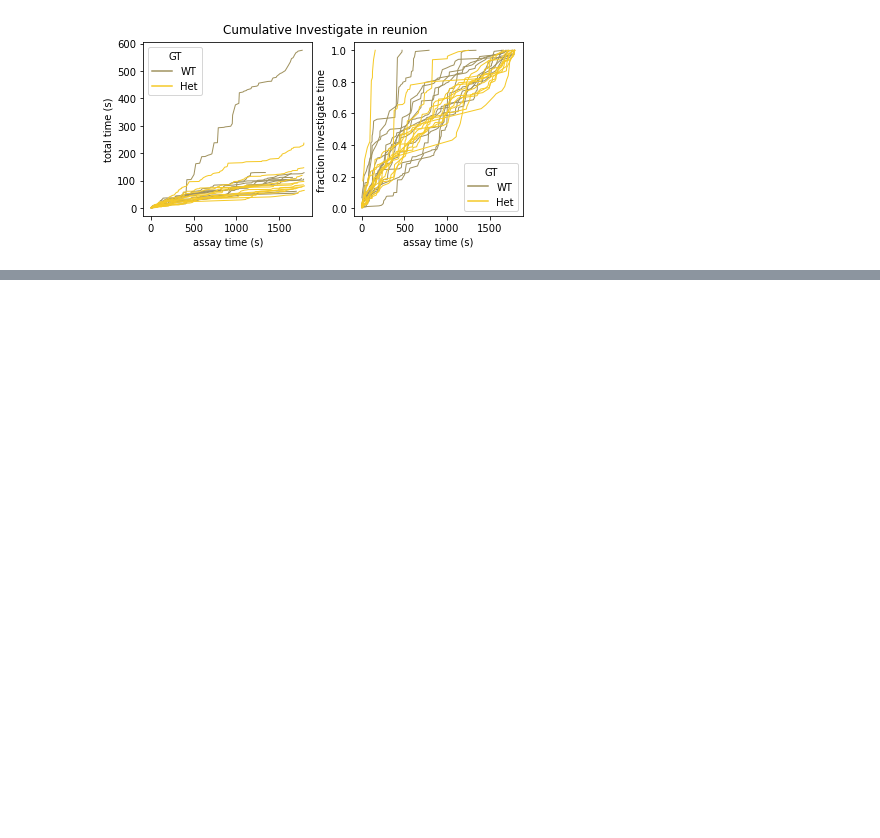
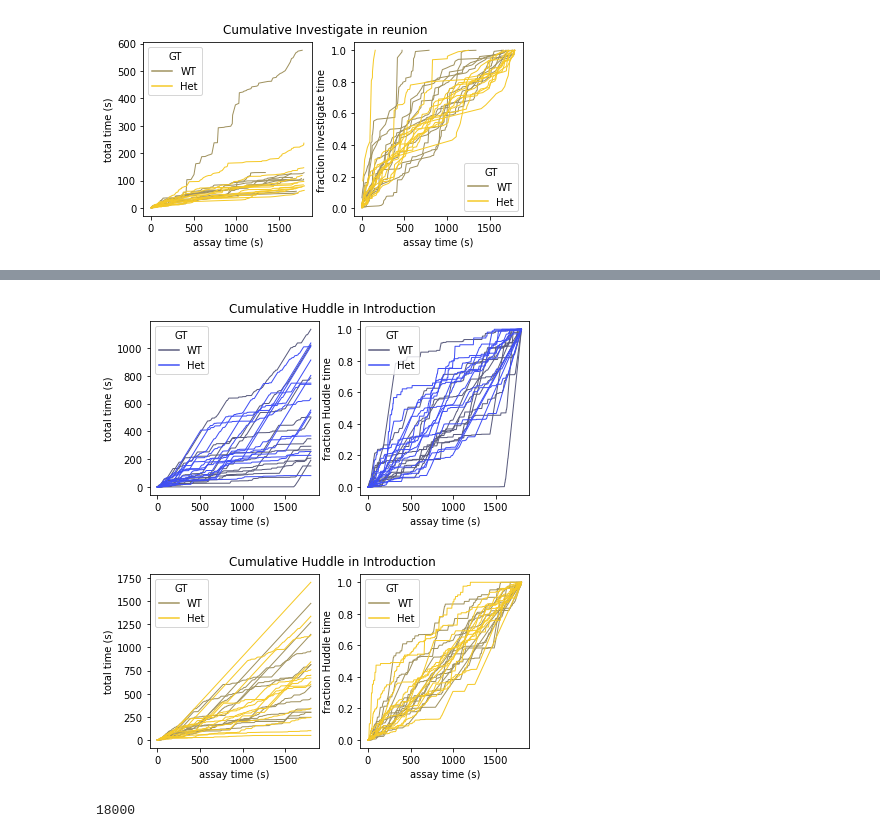
Before and after one commit to nhoglen/scn2a-paper-GWJSNH-code, a Jupyter notebook: 240730_proto_plottingCDFs.ipynb, the cells around one changed output, grey strips where cells are left out. Cells and saved outputs as stored; diff of their text form; code cells hidden in the pictures; blank space fills up the shorter version.

```diff
--- a/240730_proto_plottingCDFs.ipynb
+++ b/240730_proto_plottingCDFs.ipynb
@@ -288,0 +224,36 @@ ho = ['WT','Het']
+# %%
+# ----- ATTEMPTING TO FIX BINNING FUNCTION -----
+def make_bins_from_DF(df):
+
+    allpairs = np.unique(df.pair_tag)
+
+    for j,pair in enumerate(allpairs):
+        nrbins = int(nrsteps)
+        thisdf = df[df.pair_tag==pair]
+        gt = np.unique(thisdf.GT)[0]
+        sex = np.unique(thisdf.sex)[0]
+        pn = np.unique(thisdf.pair)[0]
+        thisdf['starts_idx'] = np.round(thisdf.start_time,decimals=1)*10
+        thisdf['ends_idx'] = np.round(thisdf.stop_time,decimals=1)*10
+        startsl = thisdf.starts_idx.to_list()
+        endsl = thisdf.ends_idx.to_list()
+        blankbins = np.zeros((len(bins,)))
+        for i,start in enumerate(startsl):
+            blankbins[int(start):int(endsl[i])] = 1
+        GTs = [gt]*nrsteps
+        sexes = [sex]*nrsteps
+        PTs = [pair]*nrsteps
+        pairnr = [pn]*nrsteps
+        bindat = {'bins': bins, 'data': blankbins, 'sex':sexes,'GT':GTs,'pair_tag':PTs,'pair':pairnr}
+        bindf = pd.DataFrame(data=bindat)
+
+        if j==0:
+            collbins = bindf
+        else:
+            collbins = pd.concat([collbins,bindf])
+
+    collbins['raw_cumes'] = collbins.groupby('pair_tag').data.cumsum()/10
+    collbins['totals'] = collbins.groupby('pair_tag')['data'].transform('sum')/10
+    collbins['cumes_behav_frac'] = collbins.raw_cumes/collbins.totals
+
+    return collbins
@@ -802,0 +859,12 @@ make_cumulative_binned_plots(collbins,'F',behavior,assay)
+# %%
+# ----- TEST BINNING -----
+ReHudBins = make_bins_from_DF(ReHudDF)
+make_cumulative_binned_plots(ReHudBins,'M','Huddle','Introduction')
+make_cumulative_binned_plots(ReHudBins,'F','Huddle','Introduction')
+# %% [output]
+[figure, added]
+[figure, added]
+# %%
+nrsteps
+# %% [output]
+18000
```
Also changed, not shown: parts of 37 cells of this notebook, 1 other file.
